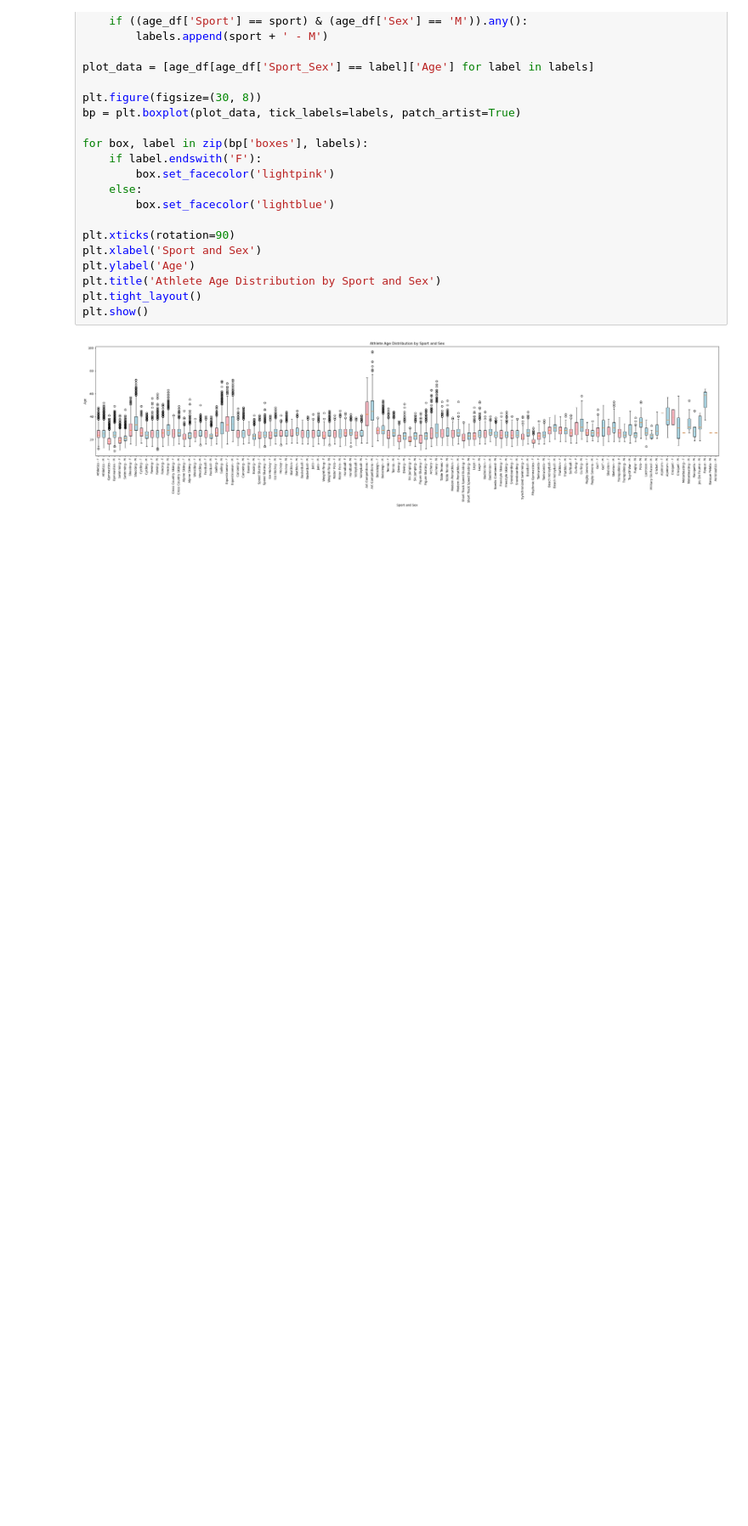
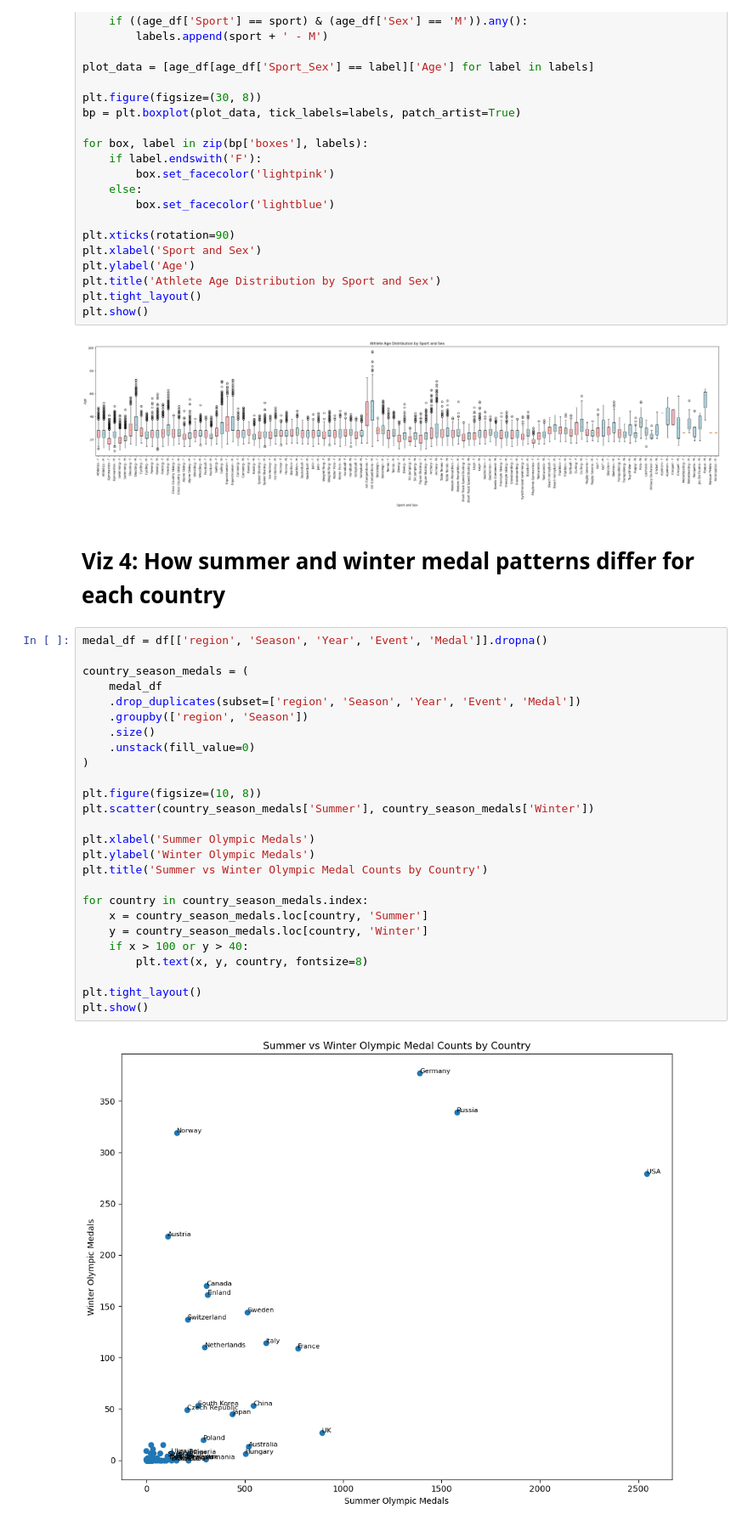
Before and after one commit to ahmed-52/ORIE-3120-Project, a Jupyter notebook: project.ipynb, the cells around one changed output. Shown at 85% size. Drawn from its saved outputs; the diff is of its cells as text; blank space fills up the shorter version.

```diff
--- a/project.ipynb
+++ b/project.ipynb
@@ -208,3 +208,33 @@ plt.tight_layout()
 plt.show()
 # %% [output]
 [figure]
+# %% [markdown]
+# Viz 4: How summer and winter medal patterns differ for each country
+# %%
+medal_df = df[['region', 'Season', 'Year', 'Event', 'Medal']].dropna()
+
+country_season_medals = (
+    medal_df
+    .drop_duplicates(subset=['region', 'Season', 'Year', 'Event', 'Medal'])
+    .groupby(['region', 'Season'])
+    .size()
+    .unstack(fill_value=0)
+)
+
+plt.figure(figsize=(10, 8))
+plt.scatter(country_season_medals['Summer'], country_season_medals['Winter'])
+
+plt.xlabel('Summer Olympic Medals')
+plt.ylabel('Winter Olympic Medals')
+plt.title('Summer vs Winter Olympic Medal Counts by Country')
+
+for country in country_season_medals.index:
+    x = country_season_medals.loc[country, 'Summer']
+    y = country_season_medals.loc[country, 'Winter']
+    if x > 100 or y > 40:
+        plt.text(x, y, country, fontsize=8)
+
+plt.tight_layout()
+plt.show()
+# %% [output]
+[figure, added]
```
